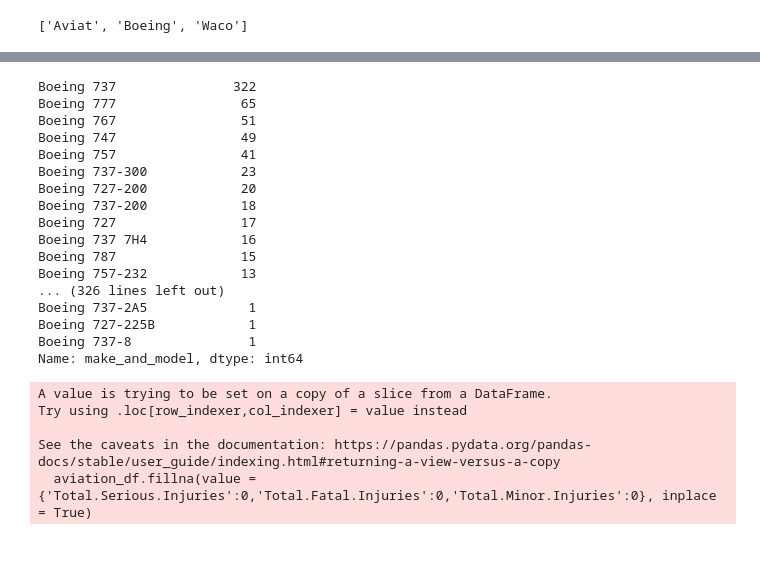
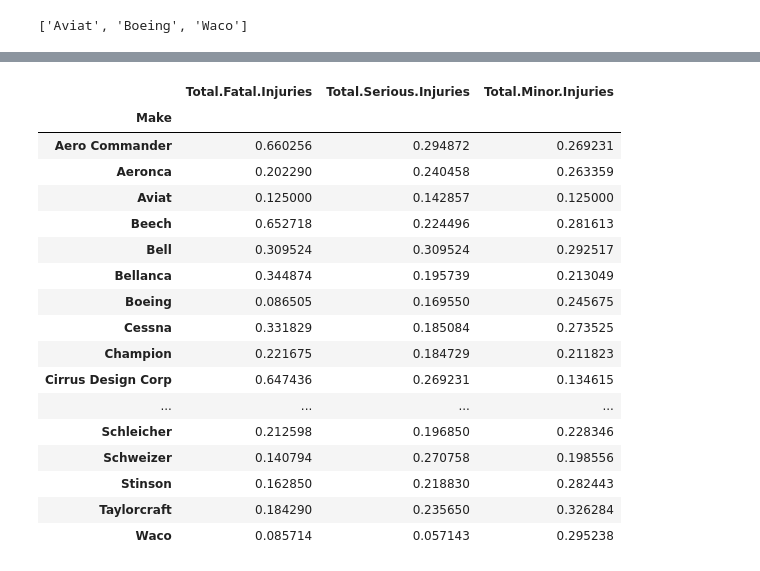
Before and after one commit to Reynch/dsc-phase-1-project-v3, a Jupyter notebook: student.ipynb, the cells around one changed output, grey strips where cells are left out. Saved outputs shown, nothing was run; the diff lists cells and outputs as text; code cells hidden in the pictures.

```diff
--- a/student.ipynb
+++ b/student.ipynb
@@ -241,28 +278,23 @@ Name: Make, dtype: float64
 # %%
-private_df[private_df['Make'] == 'Boeing']['make_and_model'].value_counts()
+sub_private = sub_private.div(private_df['Make'].value_counts())
-# %% [output]
-Boeing 737               322
-Boeing 777                65
-Boeing 767                51
-Boeing 747                49
-Boeing 757                41
-Boeing 737-300            23
-Boeing 727-200            20
-Boeing 737-200            18
-Boeing 727                17
-Boeing 737 7H4            16
-Boeing 787                15
-Boeing 757-232            13
-... (326 lines left out)
-Boeing 737-2A5             1
-Boeing 727-225B            1
-Boeing 737-8               1
-Name: make_and_model, dtype: int64
-# %%
-aviation_df.fillna(value = {'Total.Serious.Injuries':0,'Total.Fatal.Injuries':0,'Total.Minor.Injuries':0}, inplace = True)
-# %% [output]
-A value is trying to be set on a copy of a slice from a DataFrame.
-Try using .loc[row_indexer,col_indexer] = value instead
-
-See the caveats in the documentation: https://pandas.pydata.org/pandas-docs/stable/user_guide/indexing.html#returning-a-view-versus-a-copy
-  aviation_df.fillna(value = {'Total.Serious.Injuries':0,'Total.Fatal.Injuries':0,'Total.Minor.Injuries':0}, inplace = True)
+# %%
+personal_df.groupby('Make')[['Total.Fatal.Injuries','Total.Serious.Injuries','Total.Minor.Injuries']].mean()
+# %% [output]
+|  | Total.Fatal.Injuries | Total.Serious.Injuries | Total.Minor.Injuries |
+| Make |  |  |  |
+| Aero Commander | 0.660256 | 0.294872 | 0.269231 |
+| Aeronca | 0.202290 | 0.240458 | 0.263359 |
+| Aviat | 0.125000 | 0.142857 | 0.125000 |
+| Beech | 0.652718 | 0.224496 | 0.281613 |
+| Bell | 0.309524 | 0.309524 | 0.292517 |
+| Bellanca | 0.344874 | 0.195739 | 0.213049 |
+| Boeing | 0.086505 | 0.169550 | 0.245675 |
+| Cessna | 0.331829 | 0.185084 | 0.273525 |
+| Champion | 0.221675 | 0.184729 | 0.211823 |
+| Cirrus Design Corp | 0.647436 | 0.269231 | 0.134615 |
+| ... | ... | ... | ... |
+| Schleicher | 0.212598 | 0.196850 | 0.228346 |
+| Schweizer | 0.140794 | 0.270758 | 0.198556 |
+| Stinson | 0.162850 | 0.218830 | 0.282443 |
+| Taylorcraft | 0.184290 | 0.235650 | 0.326284 |
+| Waco | 0.085714 | 0.057143 | 0.295238 |
```
Also changed, not shown: parts of 34 cells of this notebook, 2 other files.
